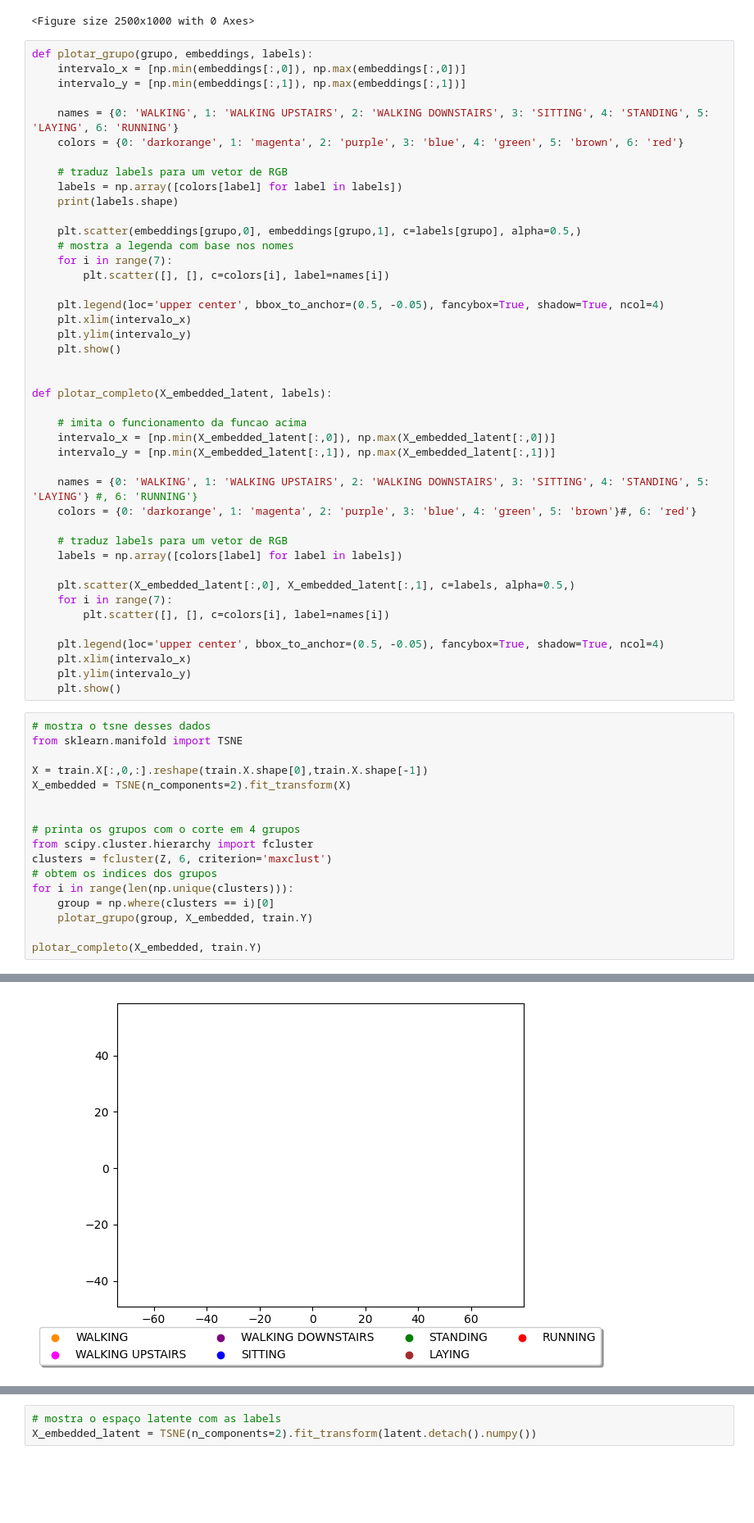
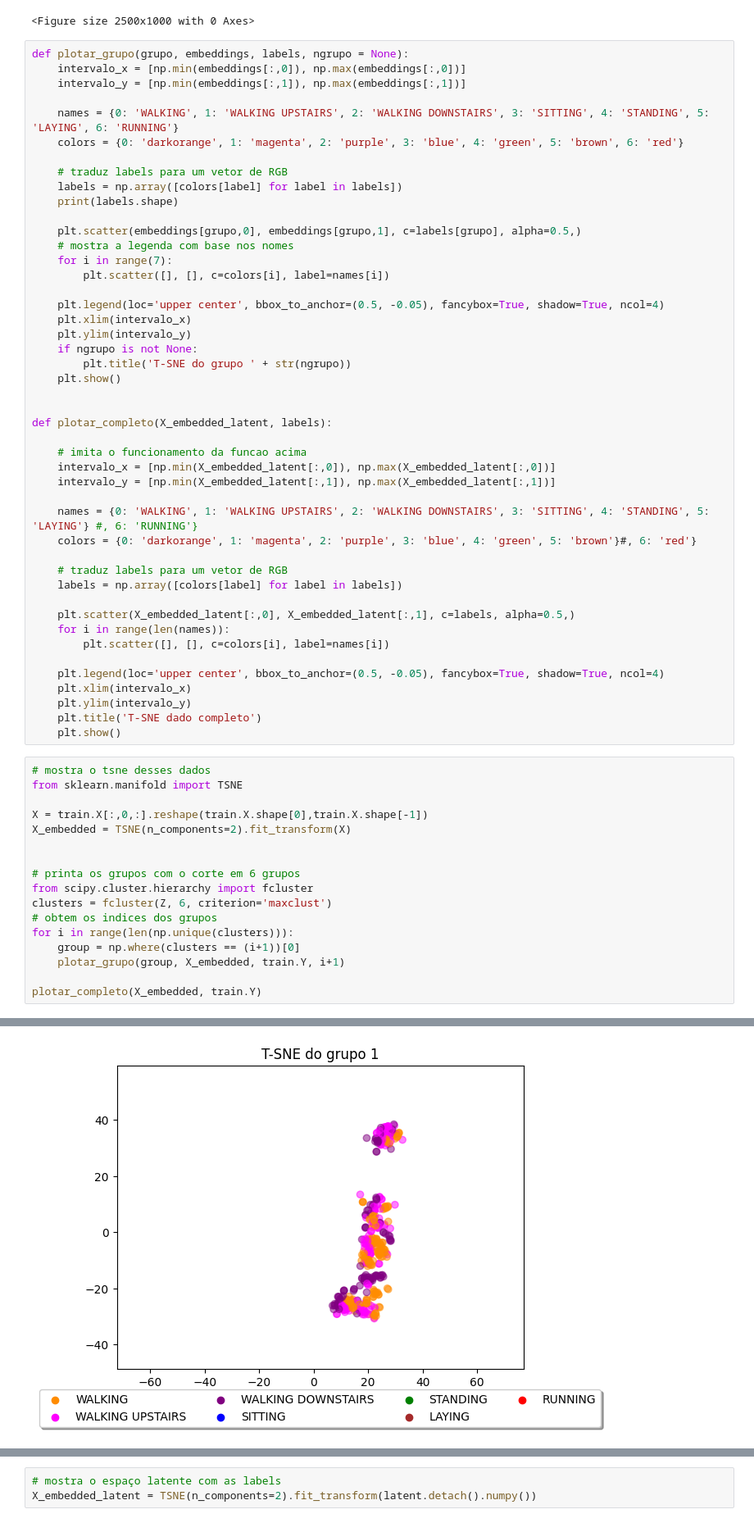
Before and after one commit to salocinrevenge/EpisodeTracker, a Jupyter notebook: code/hierAR.ipynb, the cells around one changed output, grey strips where cells are left out. Shown at 82% size. Saved outputs shown, nothing was run; the diff lists cells and outputs as text; blank space fills up the shorter version.

```diff
--- a/code/hierAR.ipynb
+++ b/code/hierAR.ipynb
@@ -41,7 +41,7 @@ plt.show()
 [figure]
 <Figure size 2500x1000 with 0 Axes>
 # %%
-def plotar_grupo(grupo, embeddings, labels):
+def plotar_grupo(grupo, embeddings, labels, ngrupo = None):
     intervalo_x = [np.min(embeddings[:,0]), np.max(embeddings[:,0])]
     intervalo_y = [np.min(embeddings[:,1]), np.max(embeddings[:,1])]
 
@@ -60,6 +60,8 @@ def plotar_grupo(grupo, embeddings, labels):
     plt.legend(loc='upper center', bbox_to_anchor=(0.5, -0.05), fancybox=True, shadow=True, ncol=4)
     plt.xlim(intervalo_x)
     plt.ylim(intervalo_y)
+    if ngrupo is not None:
+        plt.title('T-SNE do grupo ' + str(ngrupo))
     plt.show()
 
 
@@ -76,31 +78,32 @@ def plotar_completo(X_embedded_latent, labels):
     labels = np.array([colors[label] for label in labels])
 
     plt.scatter(X_embedded_latent[:,0], X_embedded_latent[:,1], c=labels, alpha=0.5,)
-    for i in range(7):
+    for i in range(len(names)):
         plt.scatter([], [], c=colors[i], label=names[i])
 
     plt.legend(loc='upper center', bbox_to_anchor=(0.5, -0.05), fancybox=True, shadow=True, ncol=4)
     plt.xlim(intervalo_x)
     plt.ylim(intervalo_y)
+    plt.title('T-SNE dado completo')
     plt.show()
 # %%
 # mostra o tsne desses dados
 from sklearn.manifold import TSNE
 
 X = train.X[:,0,:].reshape(train.X.shape[0],train.X.shape[-1])
 X_embedded = TSNE(n_components=2).fit_transform(X)
 
 
-# printa os grupos com o corte em 4 grupos
+# printa os grupos com o corte em 6 grupos
 from scipy.cluster.hierarchy import fcluster
 clusters = fcluster(Z, 6, criterion='maxclust')
 # obtem os indices dos grupos
 for i in range(len(np.unique(clusters))):
-    group = np.where(clusters == i)[0]
-    plotar_grupo(group, X_embedded, train.Y)
+    group = np.where(clusters == (i+1))[0]
+    plotar_grupo(group, X_embedded, train.Y, i+1)
 
 plotar_completo(X_embedded, train.Y)
 # %% [output]
 (7352,)
-[figure, old version]
+[figure, new version]
 (7352,)
```
Also changed, not shown: parts of 10 cells of this notebook.
